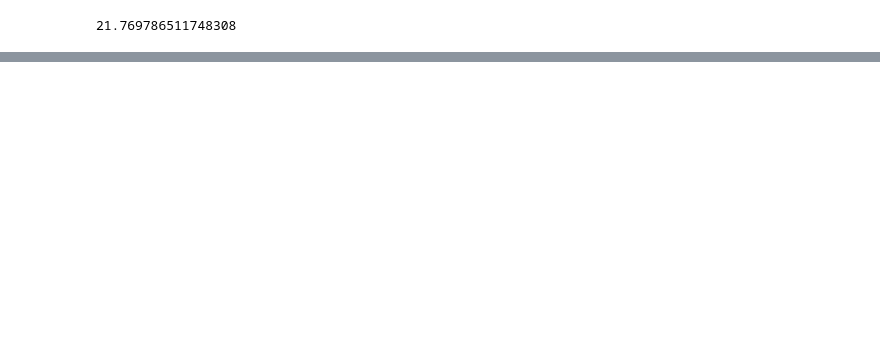
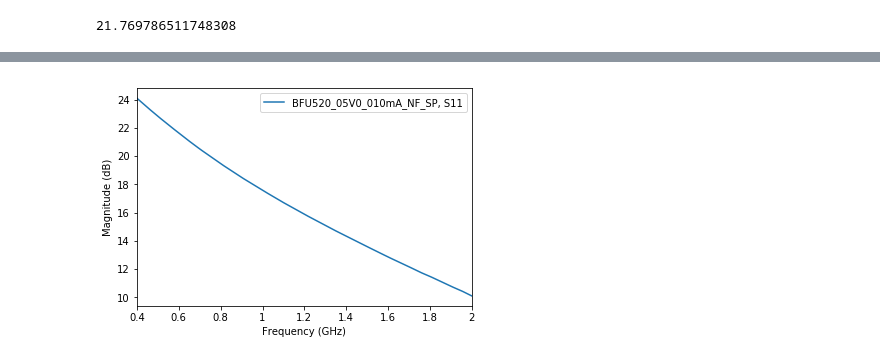
Before and after one commit to cactorium/ism-915mhz-transceiver, a Jupyter notebook: sim/low_noise.ipynb, the cells around one changed output, grey strips where cells are left out. Drawn from its saved outputs; the diff is of its cells as text; code cells hidden in the pictures; blank space fills up the shorter version.

```diff
--- a/sim/low_noise.ipynb
+++ b/sim/low_noise.ipynb
@@ -334,0 +156,4 @@ amplifier2.plot_s_smith()
+# %%
+amplifier_nomatch.s21.plot_s_db()
+# %% [output]
+[figure, added]
```
Also changed, not shown: parts of 63 cells of this notebook, 18 other files.
